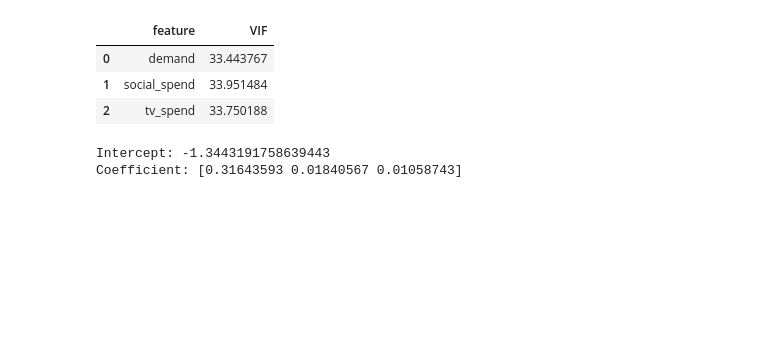
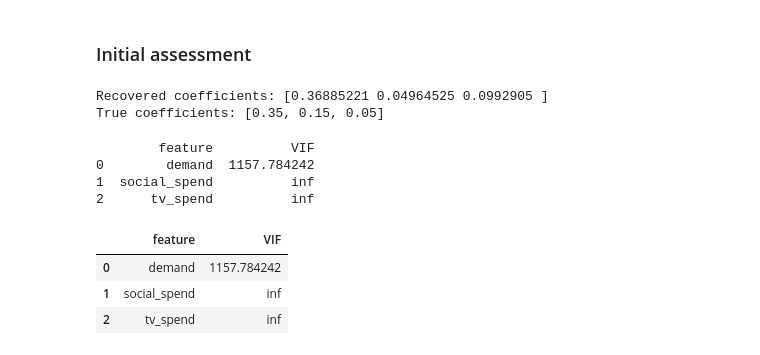
Before and after one commit to raz1470/causal_ai, a Jupyter notebook: notebooks/is multi-collinearity destroying your mmm.ipynb, the cells around one changed output. Cells and saved outputs as stored; diff of their text form; code cells hidden in the pictures; blank space fills up the shorter version.

```diff
--- a/notebooks/is multi-collinearity destroying your mmm.ipynb
+++ b/notebooks/is multi-collinearity destroying your mmm.ipynb
@@ -91,30 +194,10 @@ plt.show()
 # %%
-features = [
-    "demand",
-    "social_spend",
-    "tv_spend"
-]
+def calc_vif(df, features):
 
-target = "sales"
+    vif_data = pd.DataFrame()
+    vif_data['feature'] = features
+    vif_data['VIF'] = [variance_inflation_factor(df[features].values, i) for i in range(df[features].shape[1])]
 
-vif_data = pd.DataFrame()
-vif_data['feature'] = features
-vif_data['VIF'] = [variance_inflation_factor(df[features].values, i) for i in range(df[features].shape[1])]
-vif_data
+    print(vif_data)
+
+    return vif_data
-# %% [output]
-|  | feature | VIF |
-| 0 | demand | 33.443767 |
-| 1 | social_spend | 33.951484 |
-| 2 | tv_spend | 33.750188 |
-# %%
-X = df[features].values
-y = df[target].values
-
-clf = RidgeCV(alphas=1.0)
-clf.fit(X, y)
-
-print(f'Intercept: {clf.intercept_}')
-print(f'Coefficient: {clf.coef_}')
-# %% [output]
-Intercept: -1.3443191758639443
-Coefficient: [0.31643593 0.01840567 0.01058743]
@@ -120,0 +230,33 @@ Coefficient: [0.31643593 0.01840567 0.01058743]
+# %% [markdown]
+### Initial assessment
+# %%
+features = [
+    "demand",
+    "social_spend",
+    "tv_spend"
+]
+
+target = "sales"
+
+true_coef = [0.35, 0.15, 0.05]
+# %%
+np.random.seed(40)
+
+sim_1 = data_generator(0.00, true_coef)
+reg_1 = run_reg(sim_1, features, target)
+
+print(f"True coefficients: {true_coef}")
+# %% [output]
+Recovered coefficients: [0.36885221 0.04964525 0.0992905 ]
+True coefficients: [0.35, 0.15, 0.05]
+# %%
+calc_vif(sim_1, features)
+# %% [output]
+        feature          VIF
+0        demand  1157.784242
+1  social_spend          inf
+2      tv_spend          inf
+|  | feature | VIF |
+| 0 | demand | 1157.784242 |
+| 1 | social_spend | inf |
+| 2 | tv_spend | inf |
```
Also changed, not shown: parts of 22 cells of this notebook, 15 other files.
